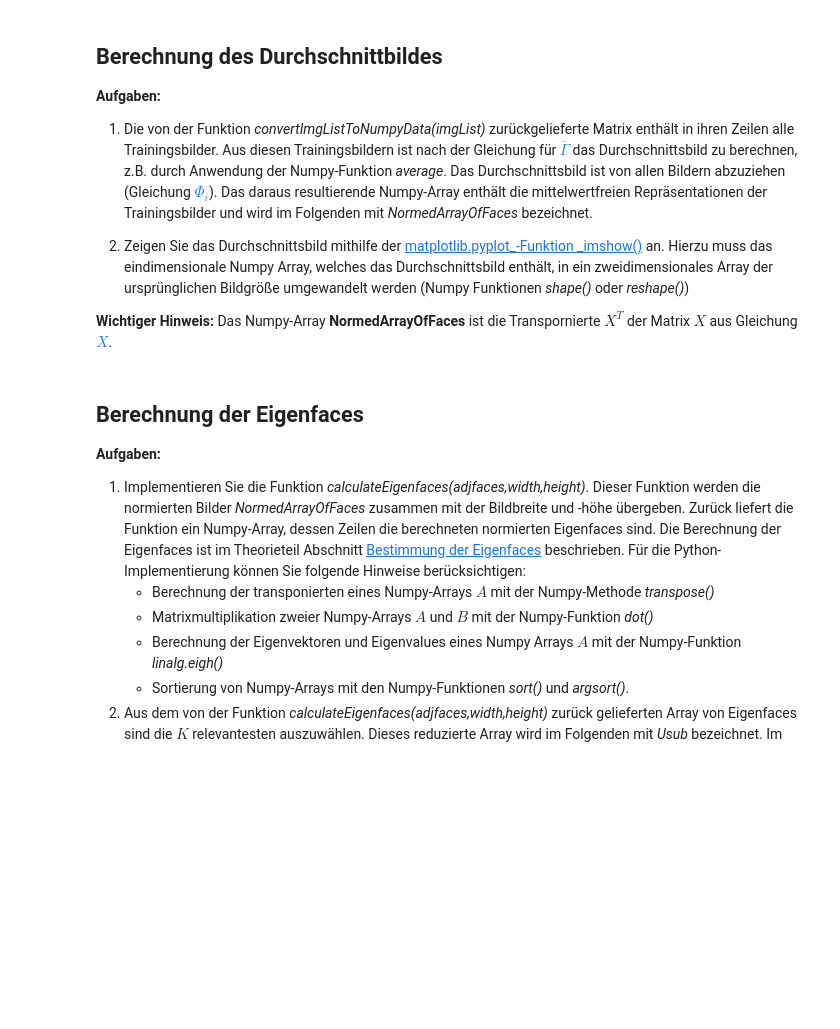
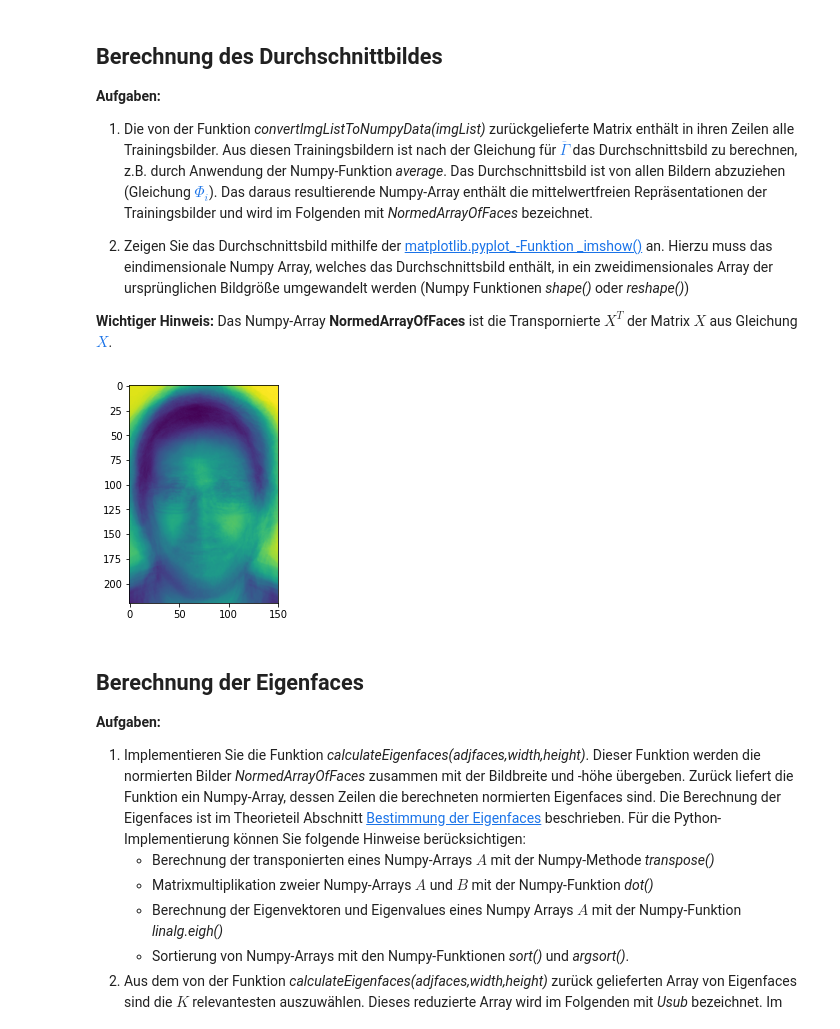
Before and after one commit to codeOfJannik/DataMining_Projects, a Jupyter notebook: task6_FaceRecognition/VersuchFaceRecognition_bj009.ipynb, the cells around one changed output. Drawn from its saved outputs; the diff is of its cells as text; code cells hidden in the pictures; blank space fills up the shorter version.

```diff
--- a/task6_FaceRecognition/VersuchFaceRecognition_bj009.ipynb
+++ b/task6_FaceRecognition/VersuchFaceRecognition_bj009.ipynb
@@ -184,0 +191,8 @@ aufweisen. Durch die Definition einer weiteren Schwelle $S$ auf $d(\Phi,\Phi_f)$
+# %%
+from PIL import Image
+
+img = Image.open("../Resources/Gesichtsbilder/training/1-2.png")
+print img.format, img.size, img.mode
+img.show()
+
+# Es wird ein Python Modul für die Image Library benötigt.
@@ -237,3 +263,21 @@ __Wichtiger Hinweis:__ Das Numpy-Array __NormedArrayOfFaces__ ist die Transporni
+# %%
+def calculateAverageImage(imageList):
+    return np.average(imageList, axis=0)
+
+averageImage = calculateAverageImage(imageList)
+
+def createNormedFacesArray(imageList, averageImage):
+    return imageList - averageImage
+
+normedArrayOfFaces = createNormedFacesArray(imageList, averageImage)
+
+def showImage(imageVector):
+    img = np.reshape(imageVector, (220, 150))
+    plt.imshow(img)
+
+showImage(averageImage)
+# %% [output]
+[figure, added]
 # %% [markdown]
 ## Berechnung der Eigenfaces
 
```
Also changed, not shown: parts of 24 cells of this notebook, 3 other files.
